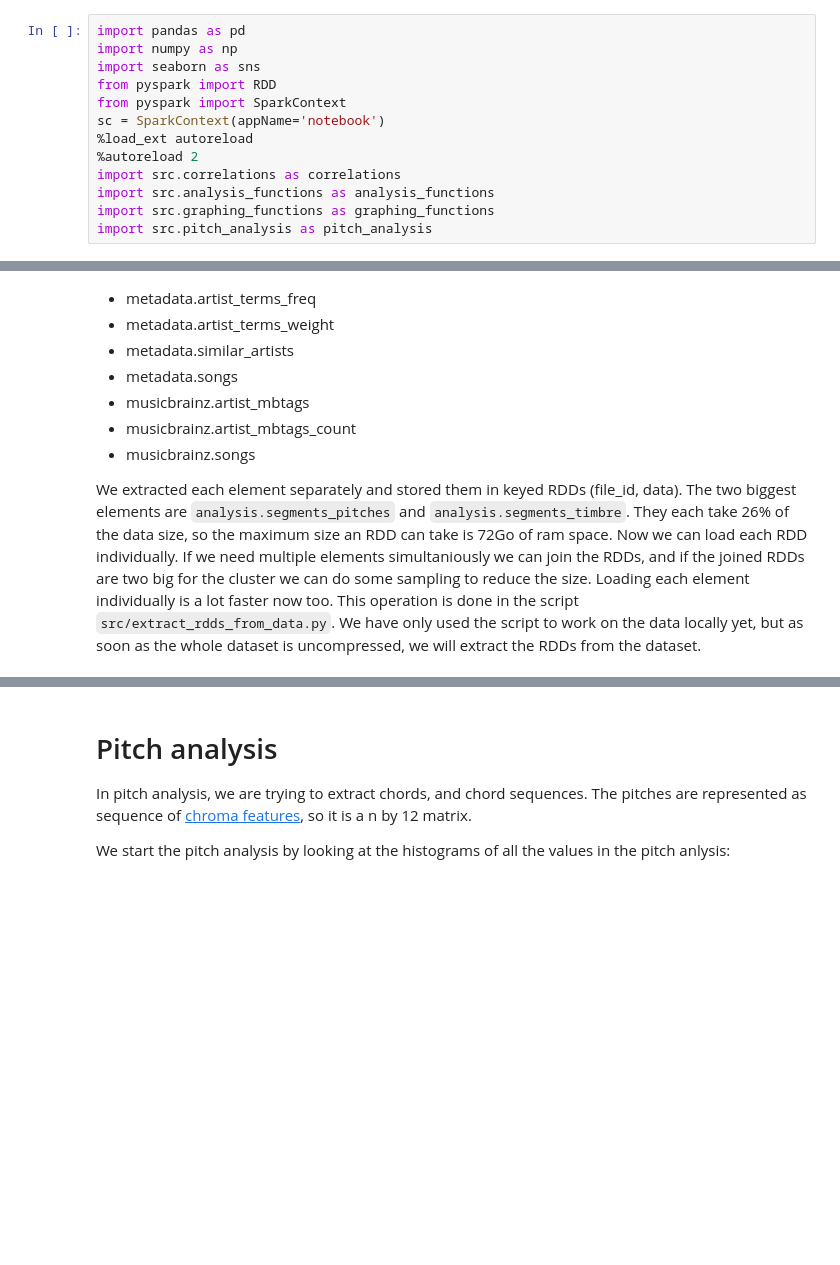
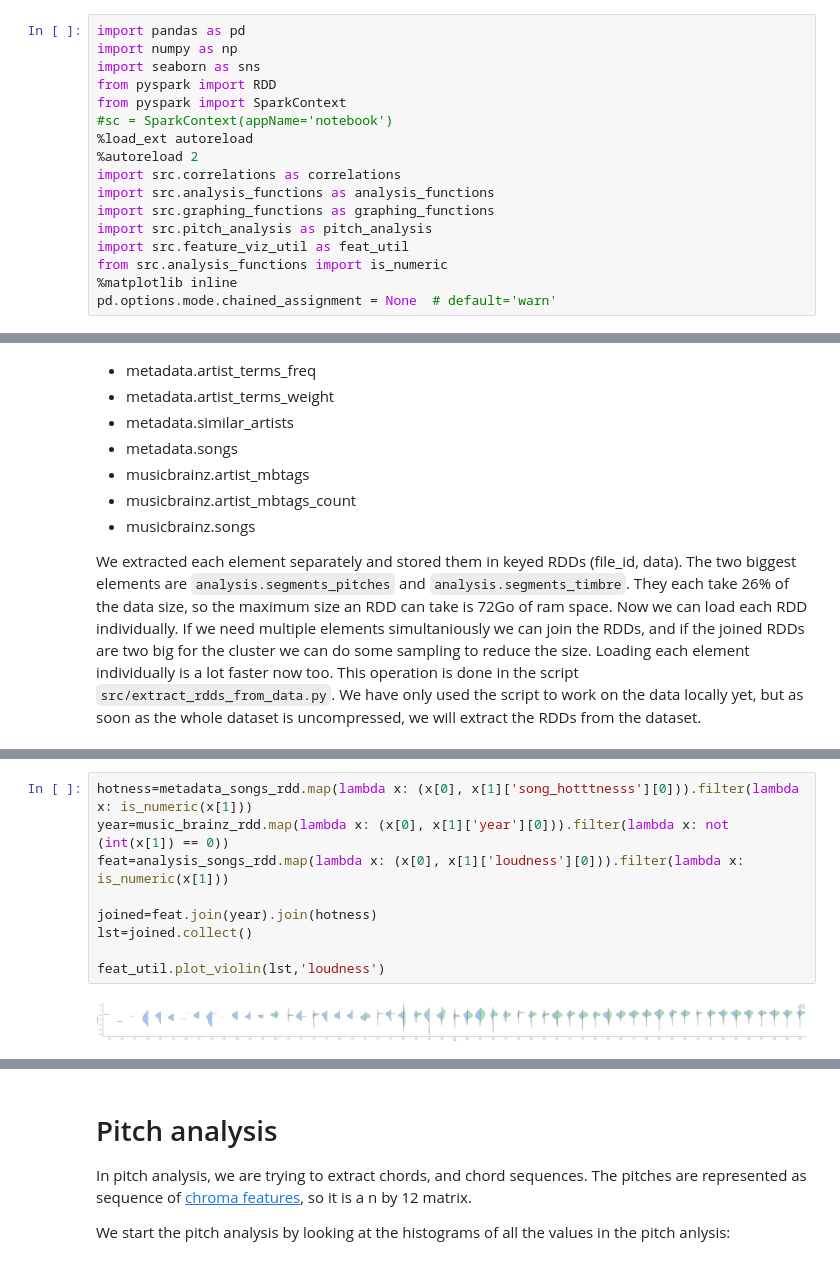
Before and after one commit to Polymere/ADA_Group, a Jupyter notebook: project/Milestone2.ipynb, the cells around one changed output, grey strips where cells are left out. Cells and saved outputs as stored; diff of their text form; blank space fills up the shorter version.

```diff
--- a/project/Milestone2.ipynb
+++ b/project/Milestone2.ipynb
@@ -6,10 +6,14 @@ import numpy as np
 import seaborn as sns
 from pyspark import RDD
 from pyspark import SparkContext
-sc = SparkContext(appName='notebook')
+#sc = SparkContext(appName='notebook')
 %load_ext autoreload
 %autoreload 2
 import src.correlations as correlations
 import src.analysis_functions as analysis_functions
 import src.graphing_functions as graphing_functions
 import src.pitch_analysis as pitch_analysis
+import src.feature_viz_util as feat_util
+from src.analysis_functions import is_numeric
+%matplotlib inline
+pd.options.mode.chained_assignment = None  # default='warn'
@@ -101,0 +94,11 @@ We extracted each element separately and stored them in keyed RDDs (file_id, dat
+# %%
+hotness=metadata_songs_rdd.map(lambda x: (x[0], x[1]['song_hotttnesss'][0])).filter(lambda x: is_numeric(x[1]))
+year=music_brainz_rdd.map(lambda x: (x[0], x[1]['year'][0])).filter(lambda x: not (int(x[1]) == 0))
+feat=analysis_songs_rdd.map(lambda x: (x[0], x[1]['loudness'][0])).filter(lambda x: is_numeric(x[1]))
+
+joined=feat.join(year).join(hotness)
+lst=joined.collect()
+
+feat_util.plot_violin(lst,'loudness')
+# %% [output]
+[figure, added]
```
Also changed, not shown: parts of 14 cells of this notebook.
